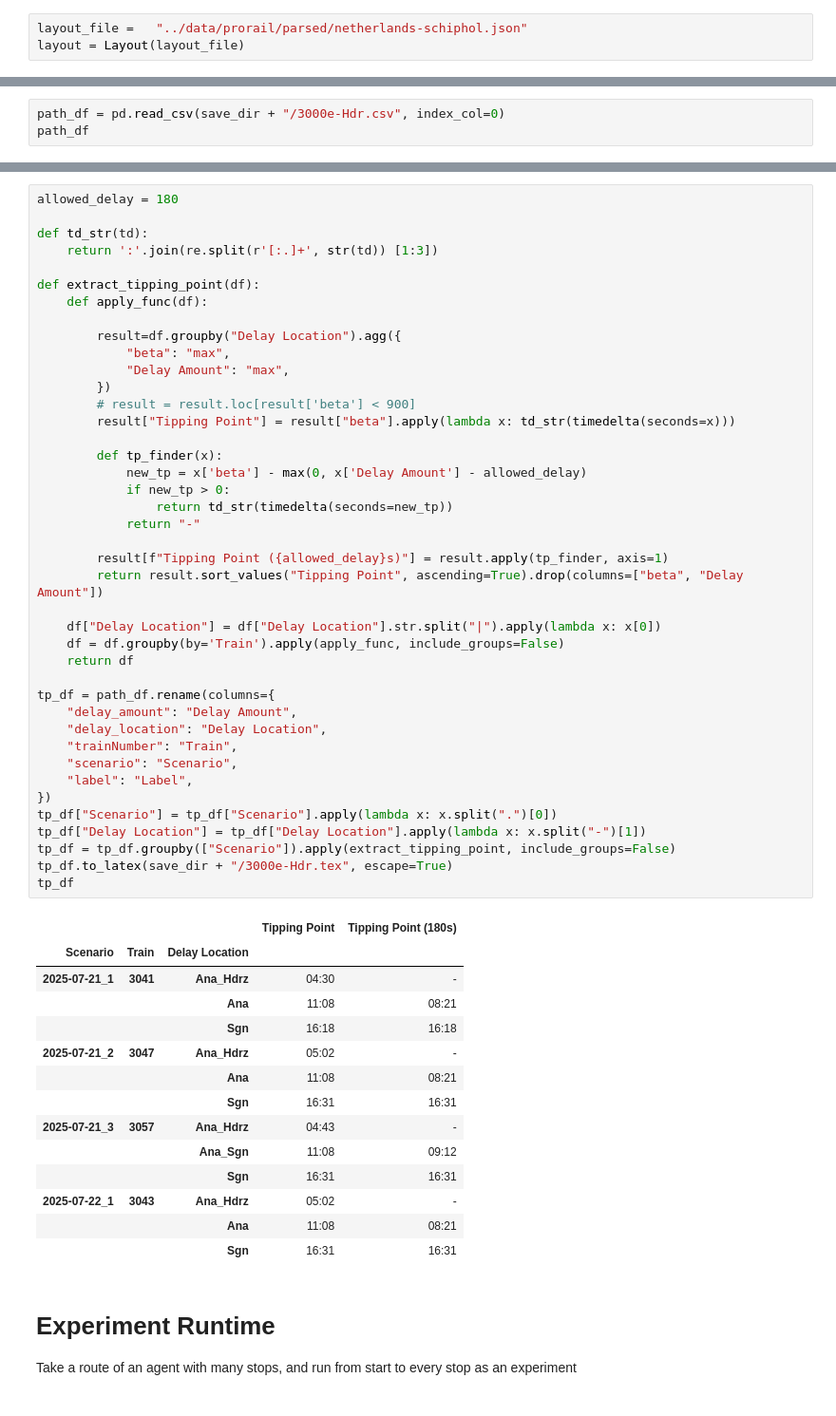
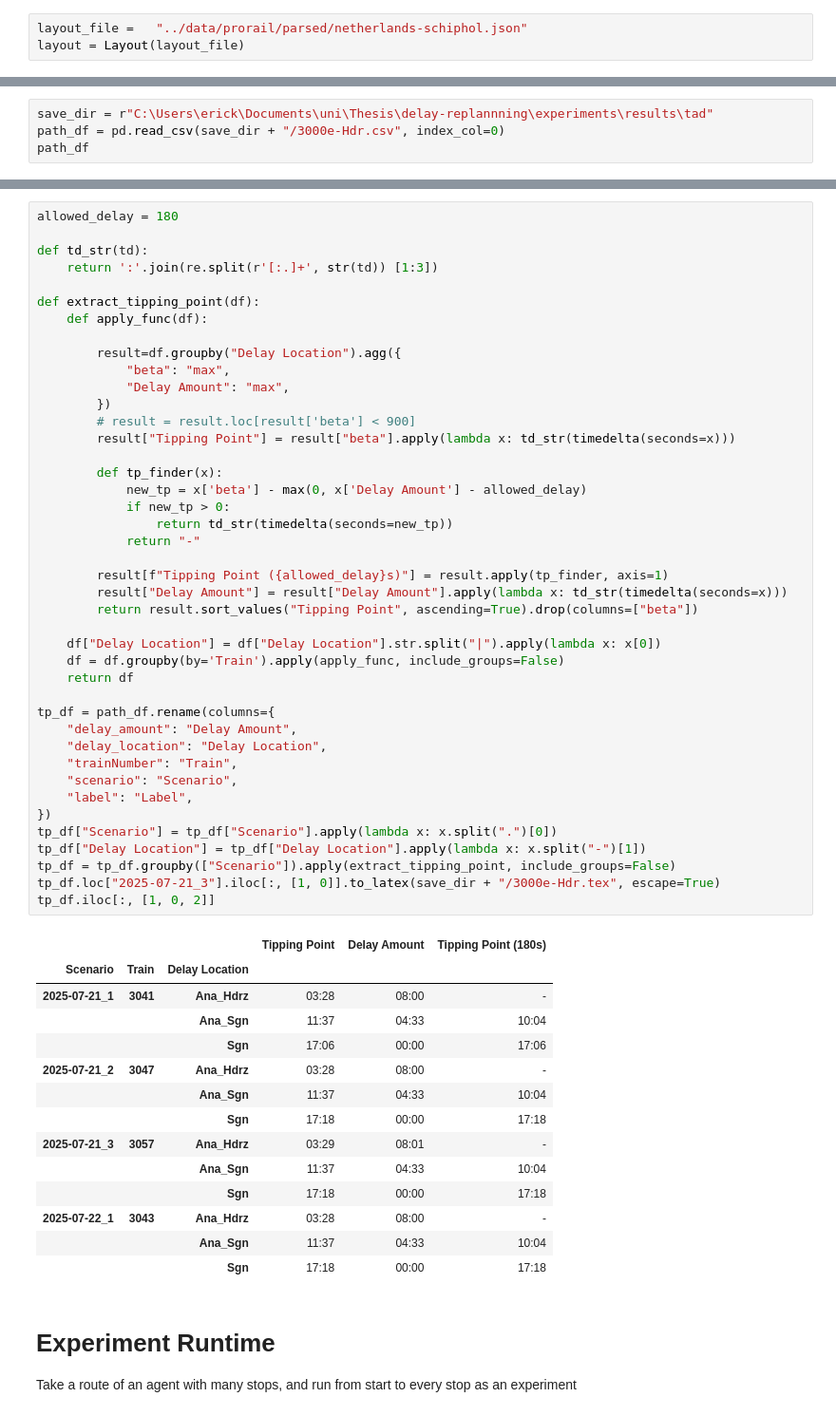
Before and after one commit to EricKemmeren/FlexSIPP, a Jupyter notebook: experiments/tadDenHelder.ipynb, the cells around one changed output, grey strips where cells are left out. Shown at 95% size. Saved outputs shown, nothing was run; the diff lists cells and outputs as text.

```diff
--- a/experiments/tadDenHelder.ipynb
+++ b/experiments/tadDenHelder.ipynb
@@ -111,5 +113,6 @@ INFO:pybook.setup:Plotting <setup.Experiment object at 0x...>
 ... (16 outputs left out)
 # %%
+save_dir = r"C:\Users\erick\Documents\uni\Thesis\delay-replannning\experiments\results\tad"
 path_df = pd.read_csv(save_dir + "/3000e-Hdr.csv", index_col=0)
 path_df
 # %% [output]
@@ -138,50 +145,51 @@ def extract_tipping_point(df):
         result=df.groupby("Delay Location").agg({
             "beta": "max",
             "Delay Amount": "max",
         })
         # result = result.loc[result['beta'] < 900]
         result["Tipping Point"] = result["beta"].apply(lambda x: td_str(timedelta(seconds=x)))
 
         def tp_finder(x):
             new_tp = x['beta'] - max(0, x['Delay Amount'] - allowed_delay)
             if new_tp > 0:
                 return td_str(timedelta(seconds=new_tp))
             return "-"
 
         result[f"Tipping Point ({allowed_delay}s)"] = result.apply(tp_finder, axis=1)
-        return result.sort_values("Tipping Point", ascending=True).drop(columns=["beta", "Delay Amount"])
+        result["Delay Amount"] = result["Delay Amount"].apply(lambda x: td_str(timedelta(seconds=x)))
+        return result.sort_values("Tipping Point", ascending=True).drop(columns=["beta"])
 
     df["Delay Location"] = df["Delay Location"].str.split("|").apply(lambda x: x[0])
     df = df.groupby(by='Train').apply(apply_func, include_groups=False)
     return df
 
 tp_df = path_df.rename(columns={
     "delay_amount": "Delay Amount",
     "delay_location": "Delay Location",
     "trainNumber": "Train",
     "scenario": "Scenario",
     "label": "Label",
 })
 tp_df["Scenario"] = tp_df["Scenario"].apply(lambda x: x.split(".")[0])
 tp_df["Delay Location"] = tp_df["Delay Location"].apply(lambda x: x.split("-")[1])
 tp_df = tp_df.groupby(["Scenario"]).apply(extract_tipping_point, include_groups=False)
-tp_df.to_latex(save_dir + "/3000e-Hdr.tex", escape=True)
-tp_df
+tp_df.loc["2025-07-21_3"].iloc[:, [1, 0]].to_latex(save_dir + "/3000e-Hdr.tex", escape=True)
+tp_df.iloc[:, [1, 0, 2]]
 # %% [output]
-|  |  |  | Tipping Point | Tipping Point (180s) |
-| Scenario | Train | Delay Location |  |  |
-| 2025-07-21_1 | 3041 | Ana_Hdrz | 04:30 | - |
-|  |  | Ana | 11:08 | 08:21 |
-|  |  | Sgn | 16:18 | 16:18 |
-| 2025-07-21_2 | 3047 | Ana_Hdrz | 05:02 | - |
-|  |  | Ana | 11:08 | 08:21 |
-|  |  | Sgn | 16:31 | 16:31 |
-| 2025-07-21_3 | 3057 | Ana_Hdrz | 04:43 | - |
-|  |  | Ana_Sgn | 11:08 | 09:12 |
-|  |  | Sgn | 16:31 | 16:31 |
-| 2025-07-22_1 | 3043 | Ana_Hdrz | 05:02 | - |
-|  |  | Ana | 11:08 | 08:21 |
-|  |  | Sgn | 16:31 | 16:31 |
+|  |  |  | Tipping Point | Delay Amount | Tipping Point (180s) |
+| Scenario | Train | Delay Location |  |  |  |
+| 2025-07-21_1 | 3041 | Ana_Hdrz | 03:28 | 08:00 | - |
+|  |  | Ana_Sgn | 11:37 | 04:33 | 10:04 |
+|  |  | Sgn | 17:06 | 00:00 | 17:06 |
+| 2025-07-21_2 | 3047 | Ana_Hdrz | 03:28 | 08:00 | - |
+|  |  | Ana_Sgn | 11:37 | 04:33 | 10:04 |
+|  |  | Sgn | 17:18 | 00:00 | 17:18 |
+| 2025-07-21_3 | 3057 | Ana_Hdrz | 03:29 | 08:01 | - |
+|  |  | Ana_Sgn | 11:37 | 04:33 | 10:04 |
+|  |  | Sgn | 17:18 | 00:00 | 17:18 |
+| 2025-07-22_1 | 3043 | Ana_Hdrz | 03:28 | 08:00 | - |
+|  |  | Ana_Sgn | 11:37 | 04:33 | 10:04 |
+|  |  | Sgn | 17:18 | 00:00 | 17:18 |
 # %% [markdown]
 # Experiment Runtime
 Take a route of an agent with many stops, and run from start to every stop as an experiment
```
Also changed, not shown: parts of 8 cells of this notebook, 2 other files.
